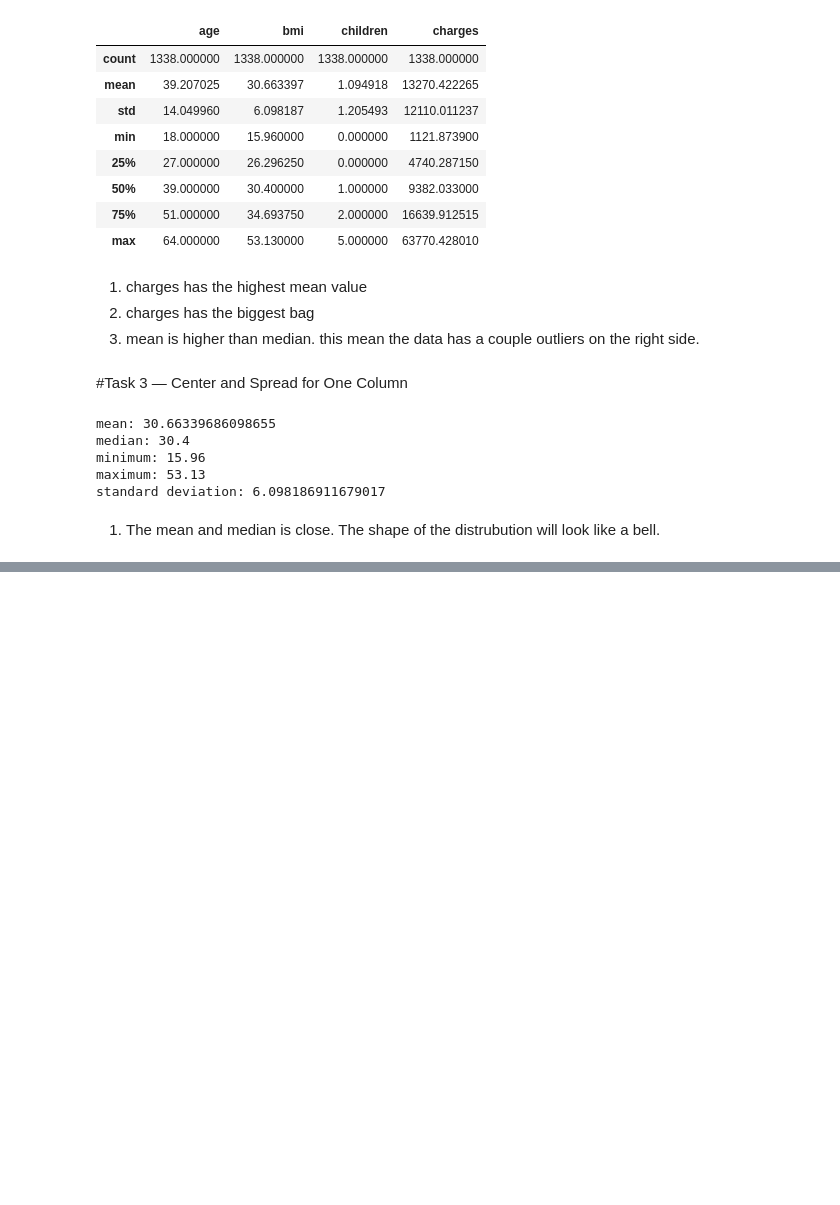
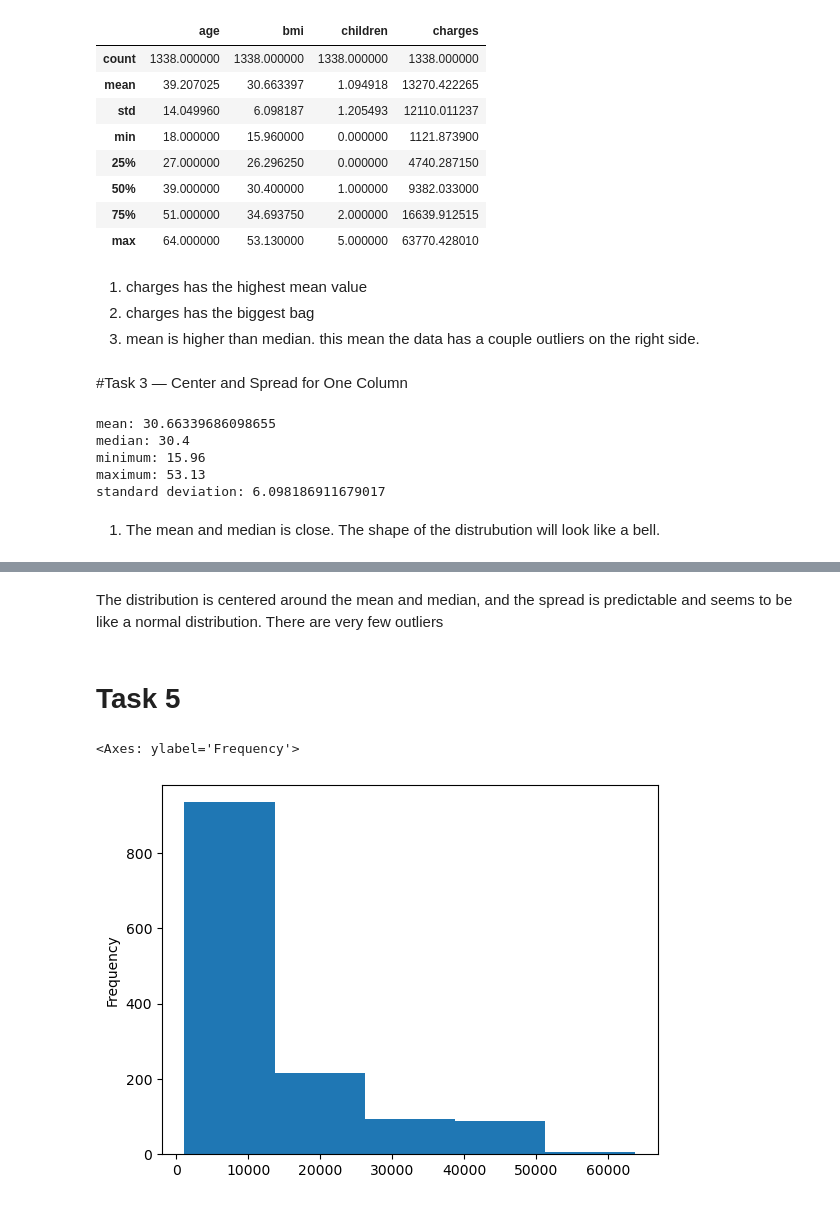
Before and after one commit to BrianFri/Data-Distributions-in-Pandas, a Jupyter notebook: insurance_data.ipynb, the cells around one changed output, grey strips where cells are left out. Drawn from its saved outputs; the diff is of its cells as text; code cells hidden in the pictures; blank space fills up the shorter version.

```diff
--- a/insurance_data.ipynb
+++ b/insurance_data.ipynb
@@ -53,0 +64,9 @@ standard deviation: 6.098186911679017
+# %% [markdown]
+The distribution is centered around the mean and median, and the spread is predictable and seems to be like a normal distribution. There are very few outliers
+# %% [markdown]
+# Task 5
+# %%
+df['charges'].plot(kind='hist', bins=5)
+# %% [output]
+<Axes: ylabel='Frequency'>
+[figure, added]
```
Also changed, not shown: parts of 8 cells of this notebook.
